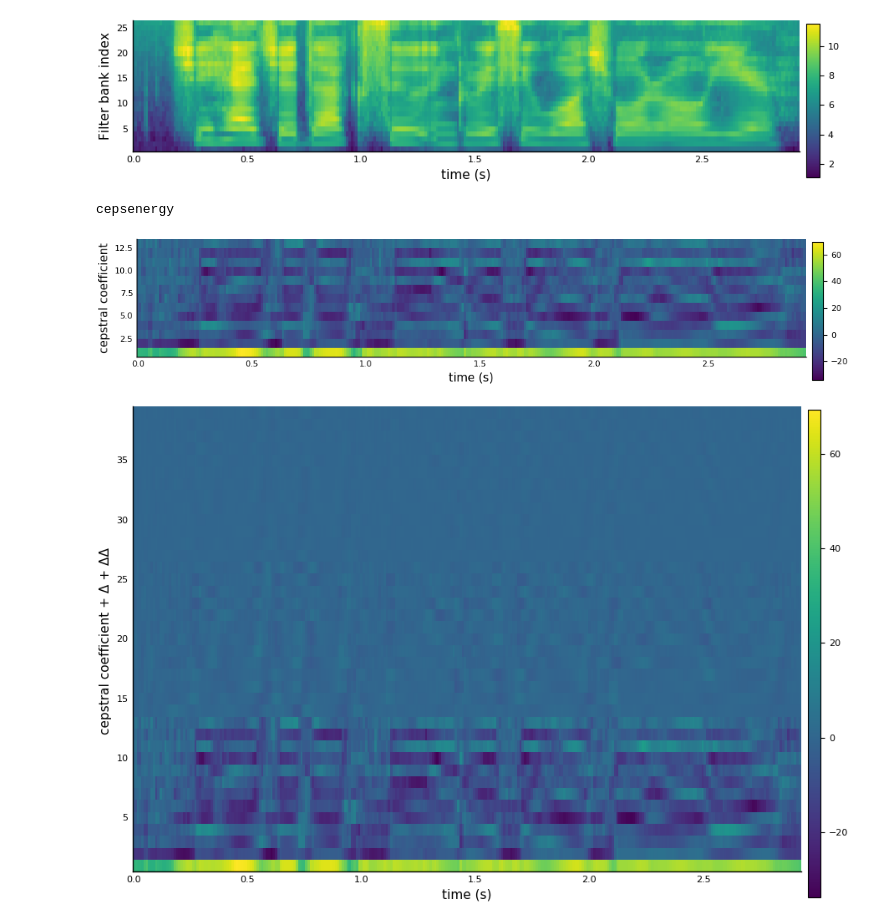
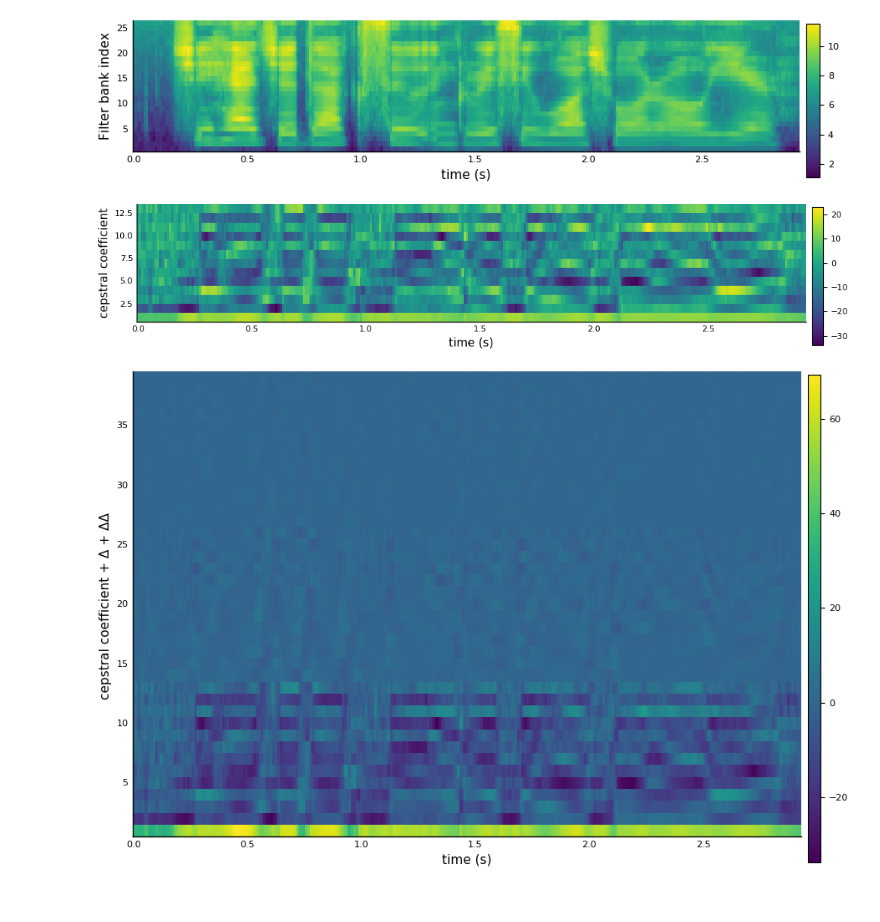
Before and after one commit to lucasondel/SpeechFeatures.jl, a Jupyter notebook: example/MFCC.ipynb, the cells around one changed output. Cells and saved outputs as stored; diff of their text form; code cells hidden in the pictures.

```diff
--- a/example/MFCC.ipynb
+++ b/example/MFCC.ipynb
@@ -30,7 +42,9 @@ Load the audio file
 # The "native" option get the data in int16 type.
 # Reading the data in "double" format maybe cause
 # some problems later with the "dithering" parameter.
-channels, srate = wavread("LDC93S1.wav", format="native")
+channels, srate = wavread("LDC93S1.wav", format="double")
+channels *= typemax(Int16)
+
 
 # TIMIT data has only one channel (i.e. "mono")
 x = channels[:, 1]
@@ -38,7 +52,7 @@ x = channels[:, 1]
 println("sampling freq: $srate Hz\nduration: $(round(length(x) / srate, digits=2)) s")
 
 t = range(0, length(x) / srate, length=length(x))
-plot(t, x, size=(1000, 300), xlabel="time (seconds)")
+plot(t, x, size=(1000, 300), xlabel="time (seconds)", legend = false)
 # %% [output]
 sampling freq: 16000.0 Hz
 duration: 2.92 s
@@ -99,37 +113,38 @@ heatmap(
 # %%
 mfcc = MFCC(
     T = Float32,
-    fftlen = 512,
+    fftlen = fftlen_auto,
     srate = 16000,
     frameduration = 0.025,
     framestep = 0.01,
     removedc = true,
     preemphasis = 0.97,
     dithering = 0.,
     windowfn = hann,
     windowpower = 0.85,
     nfilters = 26,
     lofreq = 80,
     hifreq = 8000,
     nceps = 12,
     liftering = 22,
     htkscaling = true,
-    energy = cepsenergy
+    energy = rawenergy,
+    energyfloor = 0.,
 )
+#mfcc = MFCC(T = Float64, srate = srate)
 fea = x |> mfcc
 
 heatmap(
-    Vector(range(0, length(x) / srate, length=size(fea, 2))),
+    range(0, length(x) / srate, length=size(fea, 2)),
     1:size(fea, 1),
     fea,
     size = (1000, 200),
     xlabel = "time (s)",
     ylabel = "cepstral coefficient",
     c=:viridis
 )
 # %% [output]
-cepsenergy
-[figure, old version]
+[figure, new version]
 # %%
 Δ_ΔΔ = DeltaCoeffs(
     order = 2,
```
Also changed, not shown: parts of 8 cells of this notebook.
